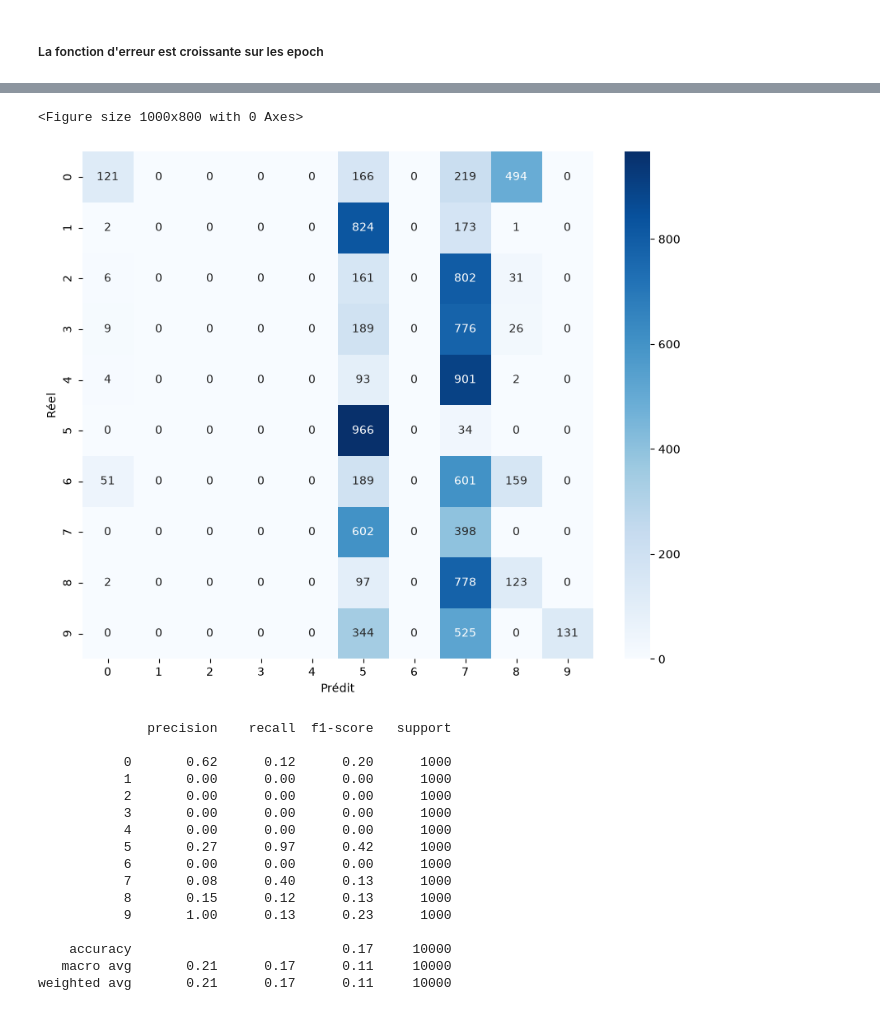
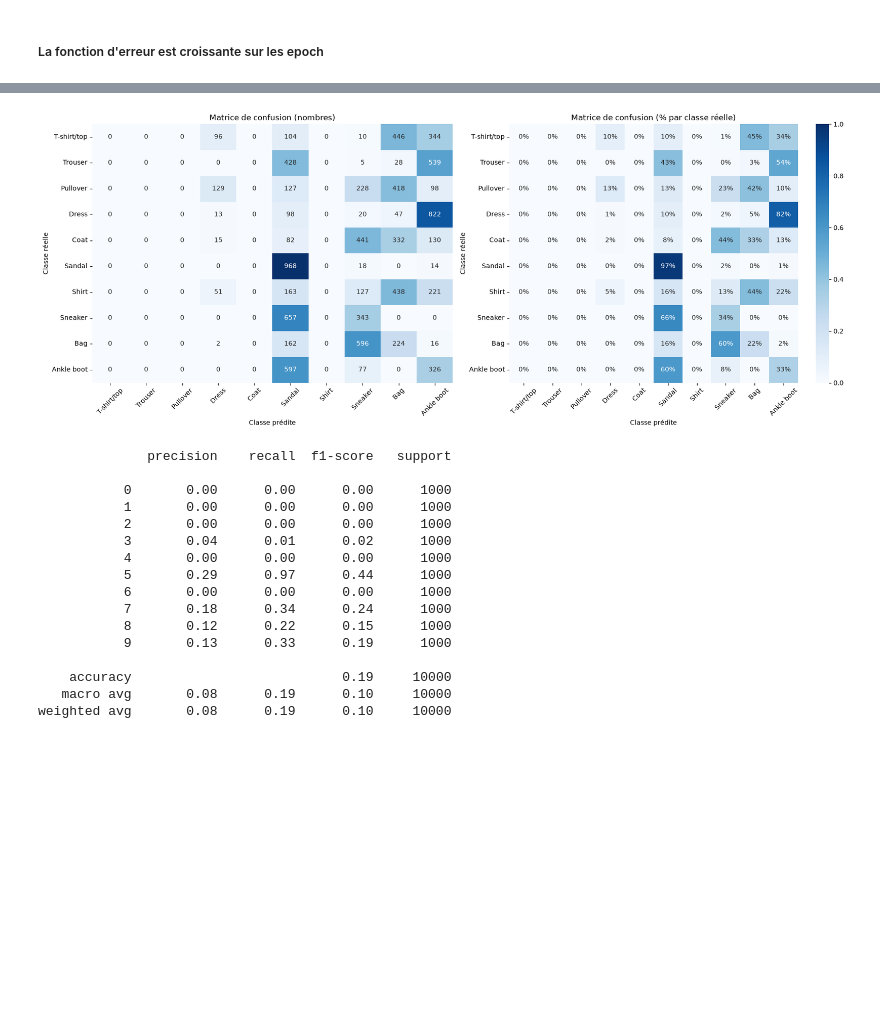
Before and after one commit to Tesfabirhan-WR/deep-learning, a Jupyter notebook: fashion-mnist.ipynb, the cells around one changed output, grey strips where cells are left out. Cells and saved outputs as stored; diff of their text form; code cells hidden in the pictures; blank space fills up the shorter version.

```diff
--- a/fashion-mnist.ipynb
+++ b/fashion-mnist.ipynb
@@ -296,17 +294,30 @@ Accuracy : 0.1739
 # %%
 import seaborn as sns
+from sklearn.metrics import confusion_matrix
+import numpy as np
 
-#Matrix confusion
-y_pred = np.argmax(model.predict(x_test), axis=1)
-cm = confusion_matrix(y_test, y_pred)
-plt.figure(figsize=(10,8))
-# Confusion matrix
-y_pred = np.argmax(model.predict(x_test), axis=1)
+y_pred = np.argmax(model.predict(x_test, verbose=0), axis=1)
 cm = confusion_matrix(y_test, y_pred)
 
-plt.figure(figsize=(10, 8))
-sns.heatmap(cm, annot=True, fmt="d", cmap="Blues")
-plt.xlabel("Prédit")
-plt.ylabel("Réel")
+# Normalized by row: each cell = share of the real class predicted as each class
+cm_norm = cm / cm.sum(axis=1, keepdims=True)
+
+fig, axes = plt.subplots(1, 2, figsize=(18, 7))
+
+sns.heatmap(cm, annot=True, fmt="d", cmap="Blues", ax=axes[0],
+            xticklabels=class_names, yticklabels=class_names, cbar=False)
+axes[0].set_title("Matrice de confusion (nombres)")
+
+sns.heatmap(cm_norm, annot=True, fmt=".0%", cmap="Blues", ax=axes[1],
+            xticklabels=class_names, yticklabels=class_names, vmin=0, vmax=1)
+axes[1].set_title("Matrice de confusion (% par classe réelle)")
+
+for ax in axes:
+    ax.set_xlabel("Classe prédite")
+    ax.set_ylabel("Classe réelle")
+    ax.tick_params(axis="x", rotation=45)
+    ax.tick_params(axis="y", rotation=0)
+
+plt.tight_layout()
 plt.show()
 # %% [output]
@@ -315,25 +324,24 @@ plt.show()
-<Figure size 1000x800 with 0 Axes>
-[figure, old version]
+[figure, new version]
 # %%
 from sklearn.metrics import classification_report
 print(classification_report(y_test, y_pred, zero_division=0))
 # %% [output]
               precision    recall  f1-score   support
 
-           0       0.62      0.12      0.20      1000
+           0       0.00      0.00      0.00      1000
            1       0.00      0.00      0.00      1000
            2       0.00      0.00      0.00      1000
-           3       0.00      0.00      0.00      1000
+           3       0.04      0.01      0.02      1000
            4       0.00      0.00      0.00      1000
-           5       0.27      0.97      0.42      1000
+           5       0.29      0.97      0.44      1000
            6       0.00      0.00      0.00      1000
-           7       0.08      0.40      0.13      1000
-           8       0.15      0.12      0.13      1000
-           9       1.00      0.13      0.23      1000
+           7       0.18      0.34      0.24      1000
+           8       0.12      0.22      0.15      1000
+           9       0.13      0.33      0.19      1000
 
-    accuracy                           0.17     10000
-   macro avg       0.21      0.17      0.11     10000
-weighted avg       0.21      0.17      0.11     10000
+    accuracy                           0.19     10000
+   macro avg       0.08      0.19      0.10     10000
+weighted avg       0.08      0.19      0.10     10000
 # %%
 # Plotting predictions
 
```
Also changed, not shown: parts of 9 cells of this notebook, 4 other files.
